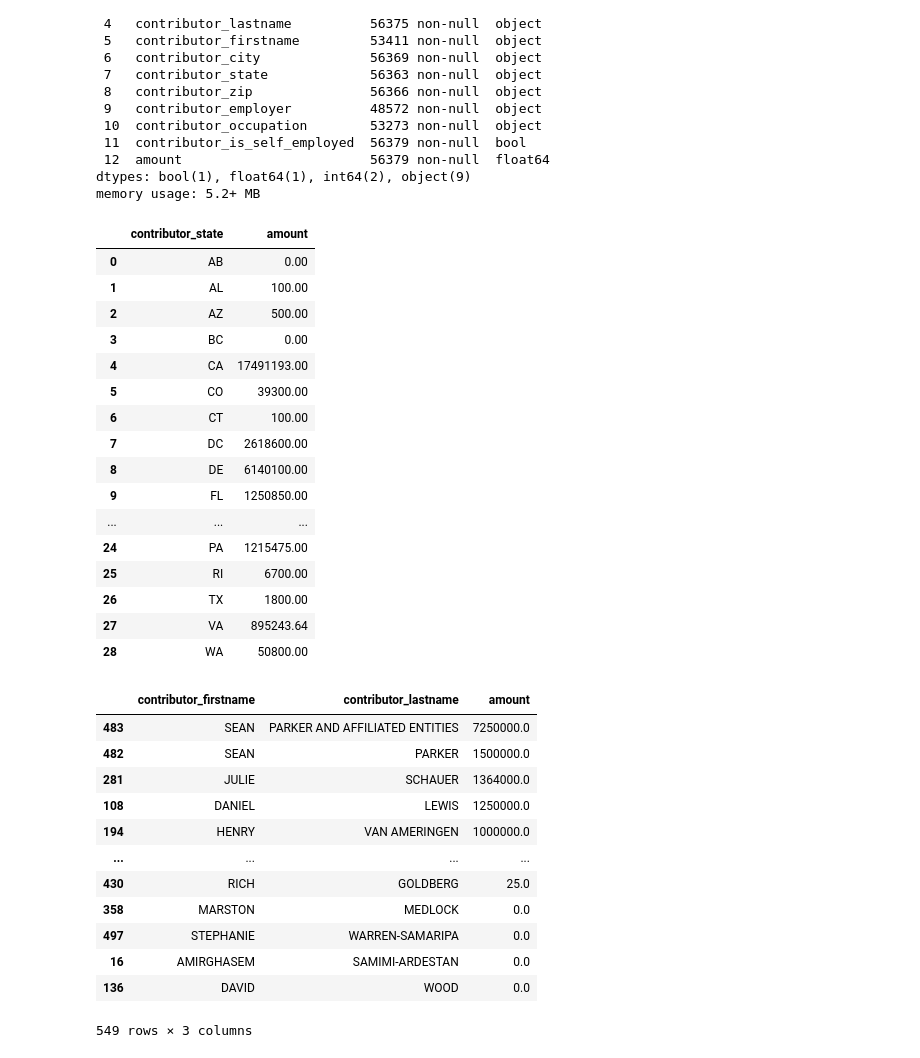
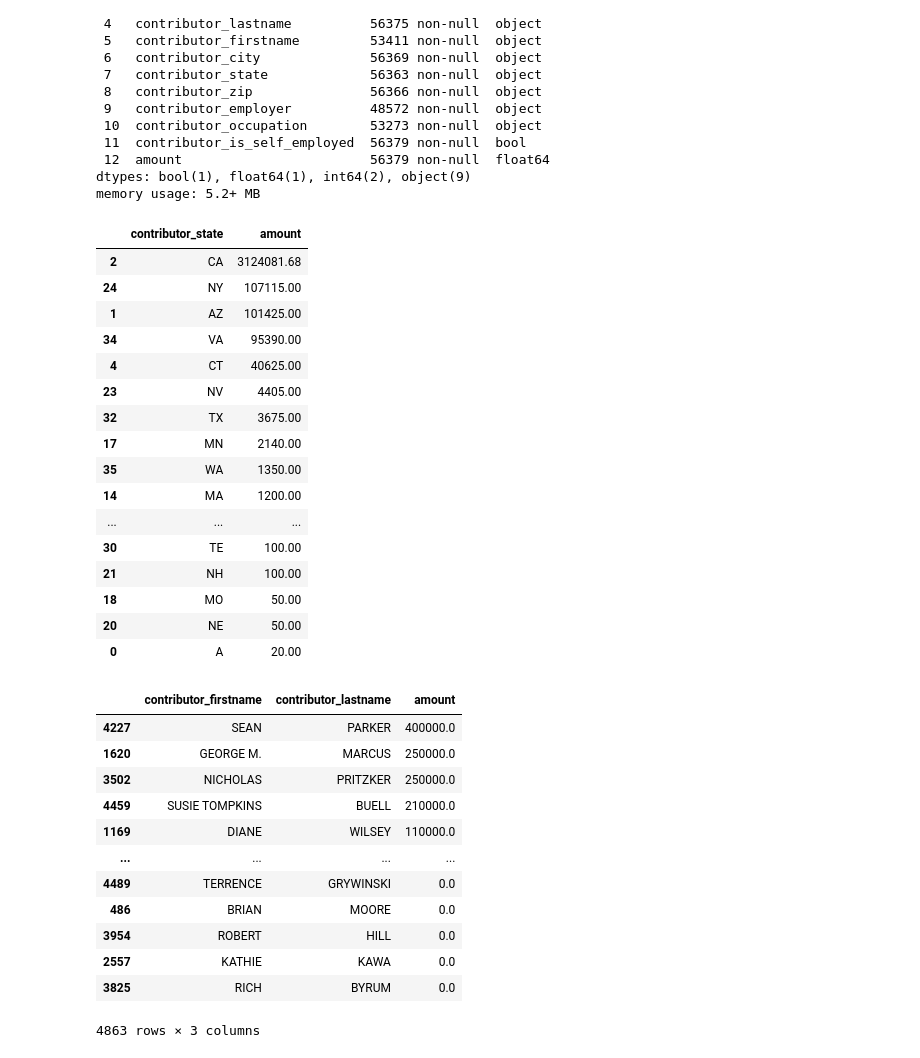
Before and after one commit to camillemmcmanus/first-python-notebook, a Jupyter notebook: first-python-notebook.ipynb, the cells around one changed output. Cells and saved outputs as stored; diff of their text form; code cells hidden in the pictures.

```diff
--- a/first-python-notebook.ipynb
+++ b/first-python-notebook.ipynb
@@ -3,3 +4,3 @@ import pandas as pd
 # %%
-committees = pd.read_csv("https://first-python-notebook.readthedocs.io/_static/committees.csv")
+all_committees = pd.read_csv("https://first-python-notebook.readthedocs.io/_static/committees.csv")
 # %%
@@ -64 +68,3 @@ my_prop = 'PROPOSITION 064- MARIJUANA LEGALIZATION. INITIATIVE STATUTE.'
+# %%
+my_prop = 'PROPOSITION 063- FIREARMS. AMMUNITION SALES. INTIATIVE STATUTE.'
 # %%
@@ -81 +85,3 @@ committees = committees[committees.prop_name == my_prop]
+# %%
+all_committees = all_committees[all_committees.prop_name == my_prop]
 # %%
@@ -101,5 +110,5 @@ contribs.info
 # %%
-merged = pd.merge(committees, contribs, on="calaccess_committee_id")
+merged = pd.merge(all_committees, contribs, on="calaccess_committee_id")
 # %%
 merged.info()
 # %% [output]
@@ -213,38 +222,40 @@ Data columns (total 13 columns):
 dtypes: bool(1), float64(1), int64(2), object(9)
 memory usage: 5.2+ MB
 # %%
-merged.groupby("contributor_state").amount.sum().reset_index()
+merged.groupby("contributor_state").amount.sum().reset_index().sort_values("amount", ascending=False)
 # %% [output]
 |  | contributor_state | amount |
-| 0 | AB | 0.00 |
-| 1 | AL | 100.00 |
-| 2 | AZ | 500.00 |
-| 3 | BC | 0.00 |
-| 4 | CA | 17491193.00 |
-| 5 | CO | 39300.00 |
-| 6 | CT | 100.00 |
-| 7 | DC | 2618600.00 |
-| 8 | DE | 6140100.00 |
-| 9 | FL | 1250850.00 |
+| 2 | CA | 3124081.68 |
+| 24 | NY | 107115.00 |
+| 1 | AZ | 101425.00 |
+| 34 | VA | 95390.00 |
+| 4 | CT | 40625.00 |
+| 23 | NV | 4405.00 |
+| 32 | TX | 3675.00 |
+| 17 | MN | 2140.00 |
+| 35 | WA | 1350.00 |
+| 14 | MA | 1200.00 |
 | ... | ... | ... |
-| 24 | PA | 1215475.00 |
-| 25 | RI | 6700.00 |
-| 26 | TX | 1800.00 |
-| 27 | VA | 895243.64 |
-| 28 | WA | 50800.00 |
+| 30 | TE | 100.00 |
+| 21 | NH | 100.00 |
+| 18 | MO | 50.00 |
+| 20 | NE | 50.00 |
+| 0 | A | 20.00 |
 # %%
-merged.groupby(["contributor_firstname", "contributor_lastname"]).amount.sum().reset_index().sort_values("amount", ascending=False)
+merged.fillna("").groupby(
+    ["contributor_firstname", "contributor_lastname"]
+).amount.sum().reset_index().sort_values("amount", ascending=False)
 # %% [output]
 |  | contributor_firstname | contributor_lastname | amount |
-| 483 | SEAN | PARKER AND AFFILIATED ENTITIES | 7250000.0 |
-| 482 | SEAN | PARKER | 1500000.0 |
-| 281 | JULIE | SCHAUER | 1364000.0 |
-| 108 | DANIEL | LEWIS | 1250000.0 |
-| 194 | HENRY | VAN AMERINGEN | 1000000.0 |
+| 4227 | SEAN | PARKER | 400000.0 |
+| 1620 | GEORGE M. | MARCUS | 250000.0 |
+| 3502 | NICHOLAS | PRITZKER | 250000.0 |
+| 4459 | SUSIE TOMPKINS | BUELL | 210000.0 |
+| 1169 | DIANE | WILSEY | 110000.0 |
 | ... | ... | ... | ... |
-| 430 | RICH | GOLDBERG | 25.0 |
-| 358 | MARSTON | MEDLOCK | 0.0 |
-| 497 | STEPHANIE | WARREN-SAMARIPA | 0.0 |
-| 16 | AMIRGHASEM | SAMIMI-ARDESTAN | 0.0 |
-| 136 | DAVID | WOOD | 0.0 |
+| 4489 | TERRENCE | GRYWINSKI | 0.0 |
+| 486 | BRIAN | MOORE | 0.0 |
+| 3954 | ROBERT | HILL | 0.0 |
+| 2557 | KATHIE | KAWA | 0.0 |
+| 3825 | RICH | BYRUM | 0.0 |
-549 rows × 3 columns
+4863 rows × 3 columns
```
Also changed, not shown: parts of 21 cells of this notebook, 1 other file.
